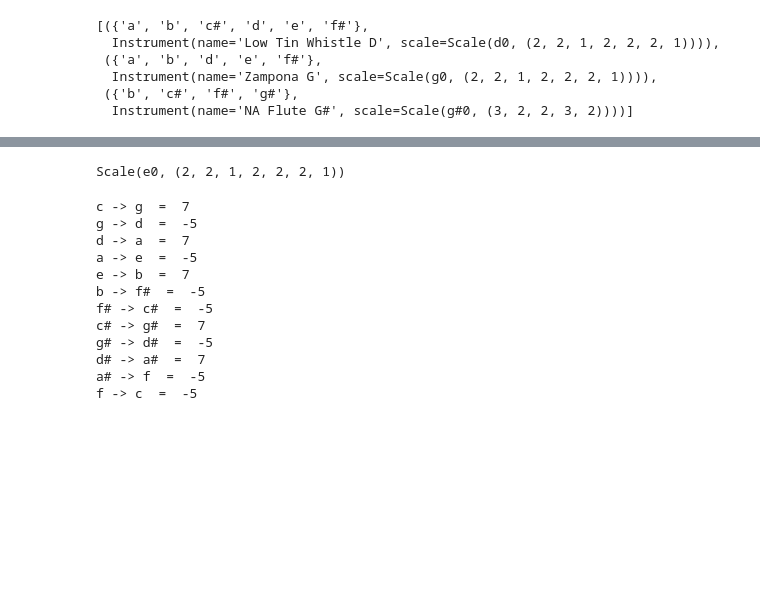
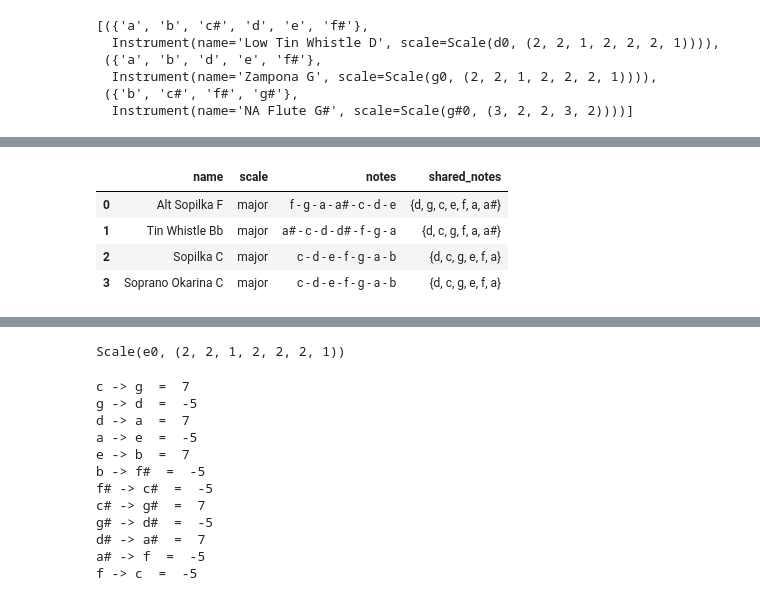
Before and after one commit to krysopath/jupyter-examples, a Jupyter notebook: music-theory.ipynb, the cells around one changed output, grey strips where cells are left out. Drawn from its saved outputs; the diff is of its cells as text; code cells hidden in the pictures; blank space fills up the shorter version.

```diff
--- a/music-theory.ipynb
+++ b/music-theory.ipynb
@@ -310,0 +313,11 @@ pd.DataFrame([
+# %%
+to_dataframe(
+    find_similar_instrument(duduk_in_Fmaj, instruments, 4),
+    serialize_similar_instrument_search
+)
+# %% [output]
+|  | name | scale | notes | shared_notes |
+| 0 | Alt Sopilka F | major | f - g - a - a# - c - d - e | {d, g, c, e, f, a, a#} |
+| 1 | Tin Whistle Bb | major | a# - c - d - d# - f - g - a | {d, c, g, f, a, a#} |
+| 2 | Sopilka C | major | c - d - e - f - g - a - b | {d, c, g, e, f, a} |
+| 3 | Soprano Okarina C | major | c - d - e - f - g - a - b | {d, c, g, e, f, a} |
```
Also changed, not shown: parts of 36 cells of this notebook.
